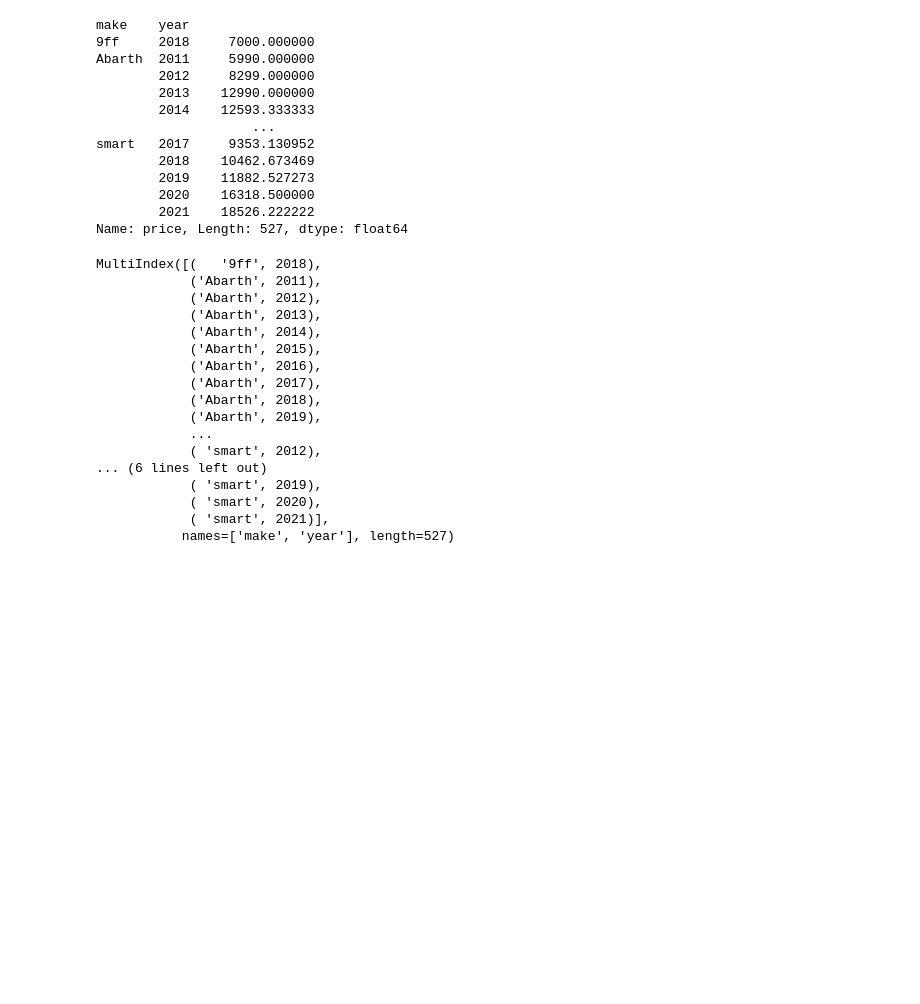
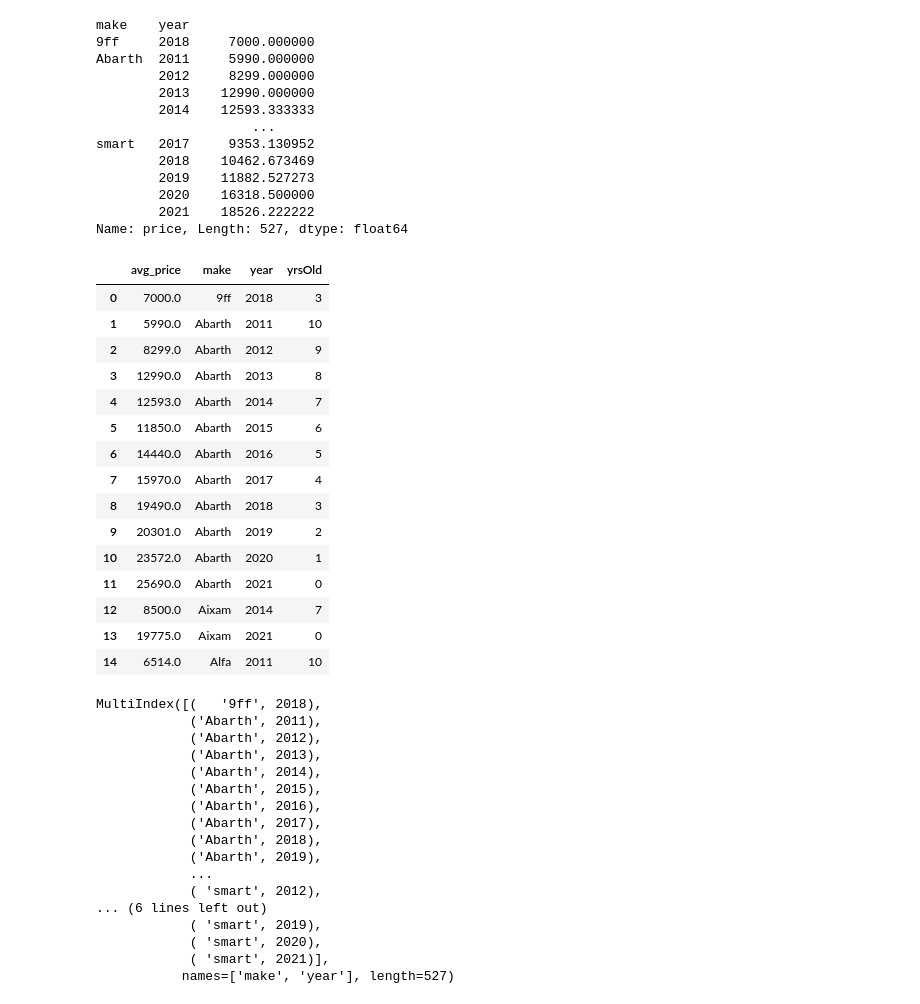
Before and after one commit to xioulin/pythonForMBAs, a Jupyter notebook: Automotive/notebooks/df_value_retention.ipynb, the cells around one changed output. Saved outputs shown, nothing was run; the diff lists cells and outputs as text; code cells hidden in the pictures; blank space fills up the shorter version.

```diff
--- a/Automotive/notebooks/df_value_retention.ipynb
+++ b/Automotive/notebooks/df_value_retention.ipynb
@@ -38,6 +38,25 @@ Name: price, Length: 527, dtype: float64
 df_by_make_yr= df_depreciation.groupby(['make','year']).price.mean().copy()
 # %%
 df_by_make_yr= df_by_make_yr.to_frame()
+# %%
+df_by_make_yr.head(15)
+# %% [output]
+|  | avg_price | make | year | yrsOld |
+| 0 | 7000.0 | 9ff | 2018 | 3 |
+| 1 | 5990.0 | Abarth | 2011 | 10 |
+| 2 | 8299.0 | Abarth | 2012 | 9 |
+| 3 | 12990.0 | Abarth | 2013 | 8 |
+| 4 | 12593.0 | Abarth | 2014 | 7 |
+| 5 | 11850.0 | Abarth | 2015 | 6 |
+| 6 | 14440.0 | Abarth | 2016 | 5 |
+| 7 | 15970.0 | Abarth | 2017 | 4 |
+| 8 | 19490.0 | Abarth | 2018 | 3 |
+| 9 | 20301.0 | Abarth | 2019 | 2 |
+| 10 | 23572.0 | Abarth | 2020 | 1 |
+| 11 | 25690.0 | Abarth | 2021 | 0 |
+| 12 | 8500.0 | Aixam | 2014 | 7 |
+| 13 | 19775.0 | Aixam | 2021 | 0 |
+| 14 | 6514.0 | Alfa | 2011 | 10 |
 # %%
 df_by_make_yr.index
 # %% [output]
```
Also changed, not shown: parts of 19 cells of this notebook, 1 other file.
